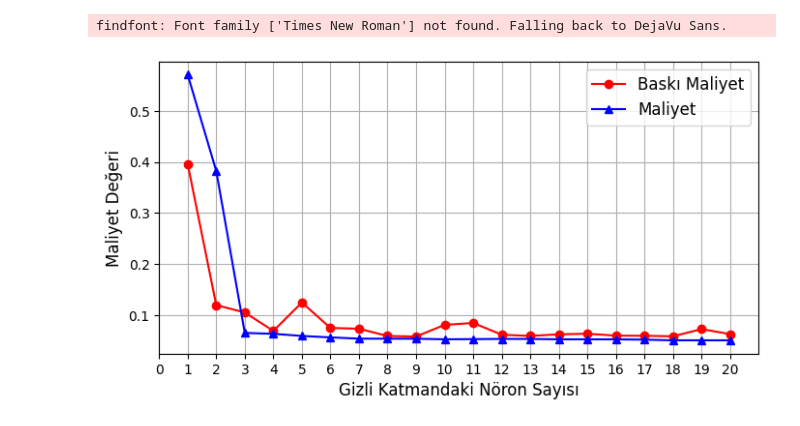
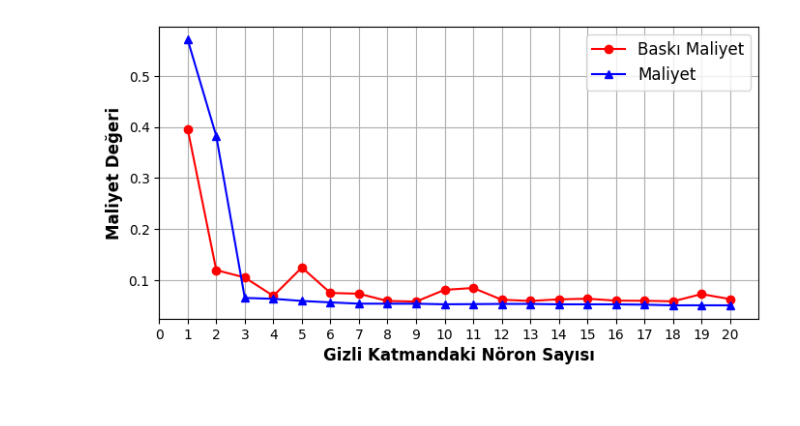
Before and after one commit to tayfununal/Artificial-Neural-Network-with-One-Hidden-Layer, a Jupyter notebook: examples.ipynb, the cells around one changed output. Cells and saved outputs as stored; diff of their text form; code cells hidden in the pictures.

```diff
--- a/examples.ipynb
+++ b/examples.ipynb
@@ -48,20 +48,19 @@ x = [0.5707050868778757,
 # %%
 plt.figure(figsize=(8, 4), dpi=100)
 
 neuron_number = [i for i in range(1,21)]
 
 plt.plot(neuron_number ,x_baski, c="red", marker="o")
 plt.plot(neuron_number ,x, c="blue", marker="^")
 
 plt.legend(["Baskı Maliyet", "Maliyet"], fontsize=12)
 plt.xticks(np.arange(0,21,1))
 plt.grid(visible=True)
 plt.xlim(0,21)
 
-plt.xlabel("Gizli Katmandaki Nöron Sayısı", fontsize=12, fontname=["Times New Roman"])
-plt.ylabel("Maliyet Değeri", fontsize=12, fontname=["Times New Roman"])
+plt.xlabel("Gizli Katmandaki Nöron Sayısı", fontsize=12, fontweight="bold")
+plt.ylabel("Maliyet Değeri", fontsize=12, fontweight="bold")
 
 plt.show()
 # %% [output]
-findfont: Font family ['Times New Roman'] not found. Falling back to DejaVu Sans.
-[figure, old version]
+[figure, new version]
```
Also changed, not shown: parts of 1 cell of this notebook.
